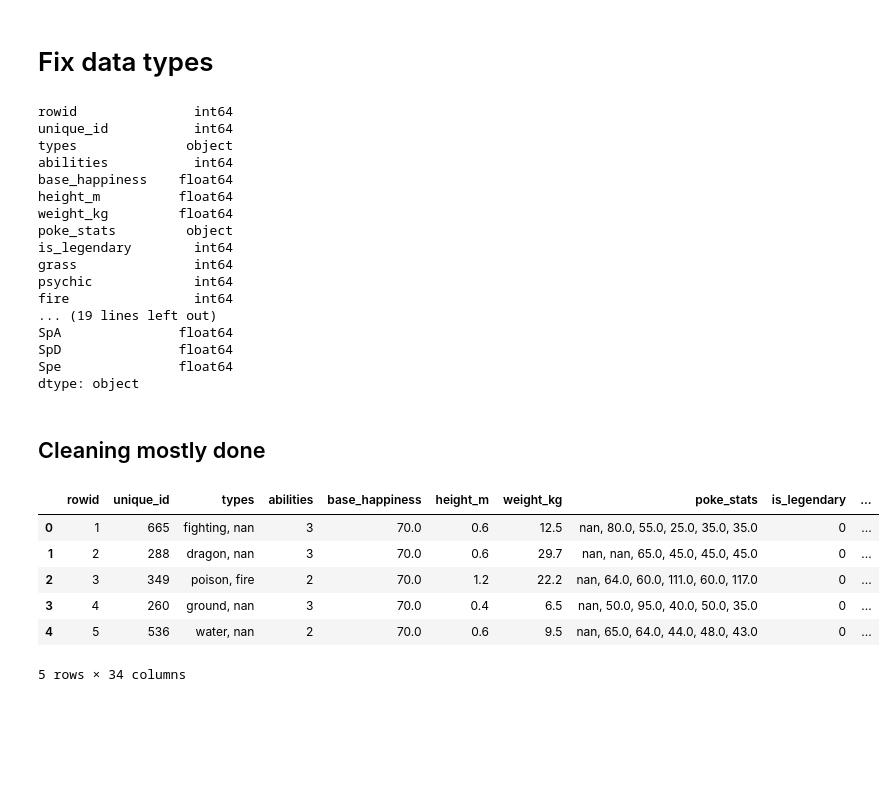
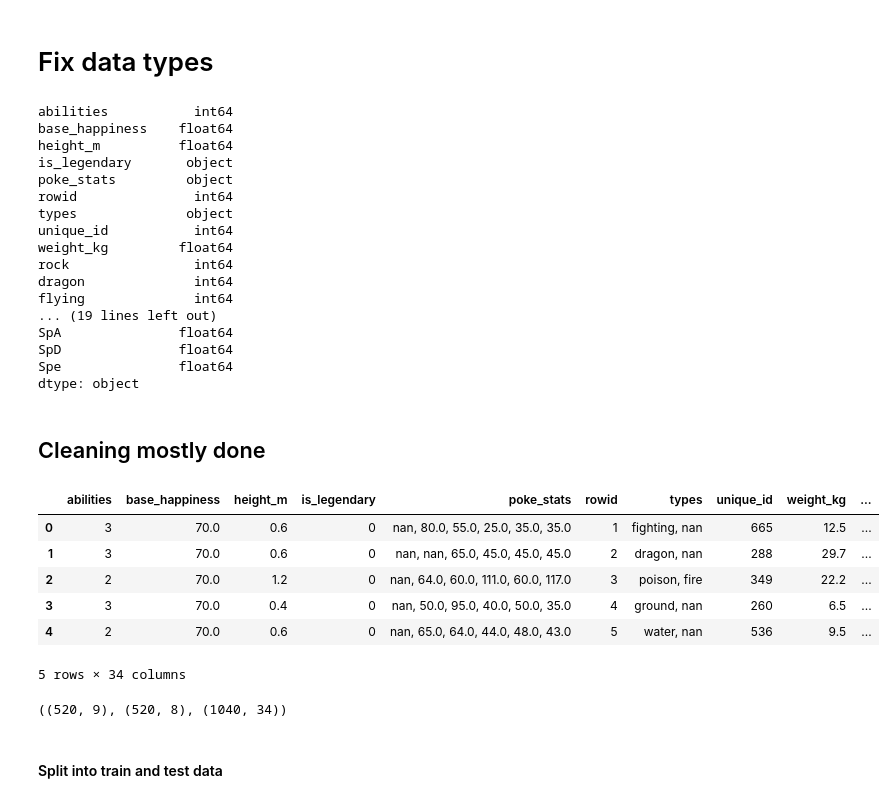
Before and after one commit to csun-data-science-bootcamp-19/Feature-Engineering-8, a Jupyter notebook: FinalP.ipynb, the cells around one changed output. Saved outputs shown, nothing was run; the diff lists cells and outputs as text; code cells hidden in the pictures; blank space fills up the shorter version.

```diff
--- a/FinalP.ipynb
+++ b/FinalP.ipynb
@@ -145,7 +167,7 @@ poke_stats = train['poke_stats']
 stat_type = ['HP', 'Atk', 'Def', 'SpA', 'SpD', 'Spe']
 # %%
 stat_list = []
-for i in range(520):
+for i in range(0,len(cleaner['poke_stats'])):
     stat_list.append(poke_stats.iloc[i].split(', '))
 # %%
 stats = pd.DataFrame(stat_list, columns=stat_type)
@@ -166,5 +188,5 @@ def combine_dfs(df1, df2):
         df1[col_names] = df2[col_names]
     return df1
 # %%
-train = combine_dfs(train, stats)
+cleaner = combine_dfs(cleaner, stats)
 # %%
@@ -178,40 +200,40 @@ train.head(3)
 # %% [markdown]
 # Fix data types
 # %%
-train.HP  = train.HP.replace({"nan": np.nan})
-train.Atk = train.Atk.replace({"nan": np.nan})
-train.Def = train.Def.replace({"nan": np.nan})
-train.SpA = train.SpA.replace({"nan": np.nan})
-train.SpD = train.SpD.replace({"nan": np.nan})
-train.Spe = train.Spe.replace({"nan": np.nan})
+cleaner.HP  = cleaner.HP.replace({"nan": np.nan})
+cleaner.Atk = cleaner.Atk.replace({"nan": np.nan})
+cleaner.Def = cleaner.Def.replace({"nan": np.nan})
+cleaner.SpA = cleaner.SpA.replace({"nan": np.nan})
+cleaner.SpD = cleaner.SpD.replace({"nan": np.nan})
+cleaner.Spe = cleaner.Spe.replace({"nan": np.nan})
 # %%
-train['HP']             = pd.to_numeric(train['HP'])
-train['Atk']            = pd.to_numeric(train['Atk'])
-train['Def']            = pd.to_numeric(train['Def'])
-train['SpA']            = pd.to_numeric(train['SpA'])
-train['SpD']            = pd.to_numeric(train['SpD'])
-train['Spe']            = pd.to_numeric(train['Spe'])
-train['height_m']       = pd.to_numeric(train['height_m'])
-train['weight_kg']      = pd.to_numeric(train['weight_kg'])
-train['base_happiness'] = pd.to_numeric(train['base_happiness'])
-train['unique_id']      = train['unique_id'].astype(np.int64)
-train['is_legendary']   = train['is_legendary'].astype(np.int64)
-train['abilities']      = train['abilities'].astype(np.int64)
+cleaner['HP']             = pd.to_numeric(cleaner['HP'])
+cleaner['Atk']            = pd.to_numeric(cleaner['Atk'])
+cleaner['Def']            = pd.to_numeric(cleaner['Def'])
+cleaner['SpA']            = pd.to_numeric(cleaner['SpA'])
+cleaner['SpD']            = pd.to_numeric(cleaner['SpD'])
+cleaner['Spe']            = pd.to_numeric(cleaner['Spe'])
+cleaner['height_m']       = pd.to_numeric(cleaner['height_m'])
+cleaner['weight_kg']      = pd.to_numeric(cleaner['weight_kg'])
+cleaner['base_happiness'] = pd.to_numeric(cleaner['base_happiness'])
+cleaner['unique_id']      = cleaner['unique_id'].astype(np.int64)
+#cleaner['is_legendary']   = cleaner['is_legendary'].astype(np.int64)
+cleaner['abilities']      = cleaner['abilities'].astype(np.int64)
 # %%
-train.dtypes
+cleaner.dtypes
 # %% [output]
-rowid               int64
-unique_id           int64
-types              object
 abilities           int64
 base_happiness    float64
 height_m          float64
+is_legendary       object
+poke_stats         object
+rowid               int64
+types              object
+unique_id           int64
 weight_kg         float64
-poke_stats         object
-is_legendary        int64
-grass               int64
-psychic             int64
-fire                int64
+rock                int64
+dragon              int64
+flying              int64
 ... (19 lines left out)
 SpA               float64
 SpD               float64
@@ -220,12 +242,18 @@ dtype: object
 # %% [markdown]
 ## Cleaning mostly done
 # %%
-train.head()
+cleaner.head()
 # %% [output]
-|  | rowid | unique_id | types | abilities | base_happiness | height_m | weight_kg | poke_stats | is_legendary | ... |
-| 0 | 1 | 665 | fighting, nan | 3 | 70.0 | 0.6 | 12.5 | nan, 80.0, 55.0, 25.0, 35.0, 35.0 | 0 | ... |
-| 1 | 2 | 288 | dragon, nan | 3 | 70.0 | 0.6 | 29.7 | nan, nan, 65.0, 45.0, 45.0, 45.0 | 0 | ... |
-| 2 | 3 | 349 | poison, fire | 2 | 70.0 | 1.2 | 22.2 | nan, 64.0, 60.0, 111.0, 60.0, 117.0 | 0 | ... |
-| 3 | 4 | 260 | ground, nan | 3 | 70.0 | 0.4 | 6.5 | nan, 50.0, 95.0, 40.0, 50.0, 35.0 | 0 | ... |
-| 4 | 5 | 536 | water, nan | 2 | 70.0 | 0.6 | 9.5 | nan, 65.0, 64.0, 44.0, 48.0, 43.0 | 0 | ... |
+|  | abilities | base_happiness | height_m | is_legendary | poke_stats | rowid | types | unique_id | weight_kg | ... |
+| 0 | 3 | 70.0 | 0.6 | 0 | nan, 80.0, 55.0, 25.0, 35.0, 35.0 | 1 | fighting, nan | 665 | 12.5 | ... |
+| 1 | 3 | 70.0 | 0.6 | 0 | nan, nan, 65.0, 45.0, 45.0, 45.0 | 2 | dragon, nan | 288 | 29.7 | ... |
+| 2 | 2 | 70.0 | 1.2 | 0 | nan, 64.0, 60.0, 111.0, 60.0, 117.0 | 3 | poison, fire | 349 | 22.2 | ... |
+| 3 | 3 | 70.0 | 0.4 | 0 | nan, 50.0, 95.0, 40.0, 50.0, 35.0 | 4 | ground, nan | 260 | 6.5 | ... |
+| 4 | 2 | 70.0 | 0.6 | 0 | nan, 65.0, 64.0, 44.0, 48.0, 43.0 | 5 | water, nan | 536 | 9.5 | ... |
 5 rows × 34 columns
+# %%
+train.shape,test.shape,cleaner.shape
+# %% [output]
+((520, 9), (520, 8), (1040, 34))
+# %% [markdown]
+#### Split into train and test data
```
Also changed, not shown: parts of 20 cells of this notebook.
